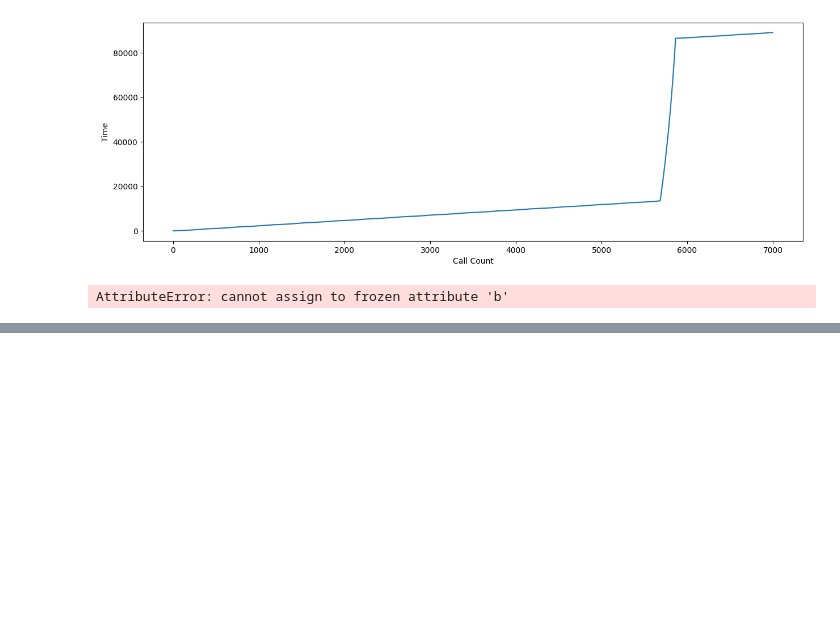
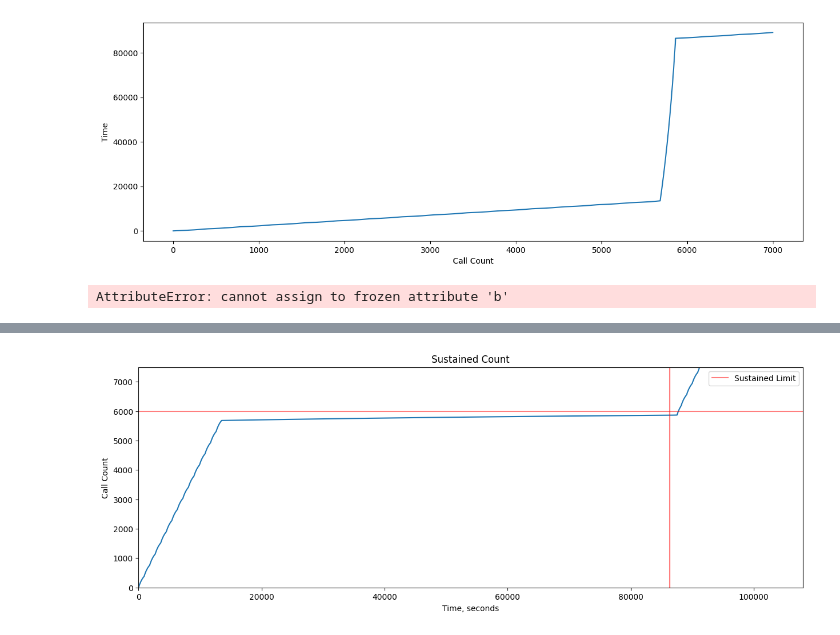
Before and after one commit to racersmith/generic-cell-rate-algorithm, a Jupyter notebook: example.ipynb, the cells around one changed output, grey strips where cells are left out. Cells and saved outputs as stored; diff of their text form; code cells hidden in the pictures; blank space fills up the shorter version.

```diff
--- a/example.ipynb
+++ b/example.ipynb
@@ -407,0 +506,16 @@ AttributeError: cannot assign to frozen attribute 'b'
+# %%
+plt.figure(figsize=(15, 5))
+plt.title('Sustained Count')
+
+plt.plot(results.time, results.count)
+plt.axhline(sustained.count, color='red', alpha=0.5, label='Sustained Limit')
+plt.axvline(sustained.period, color='red', alpha=0.5)
+
+plt.legend()
+plt.xlim(0, 1.25*sustained.period)
+plt.ylim(0, 1.25*sustained.count)
+plt.xlabel("Time, seconds")
+plt.ylabel("Call Count")
+plt.show()
+# %% [output]
+[figure, added]
```
Also changed, not shown: parts of 4 cells of this notebook.
